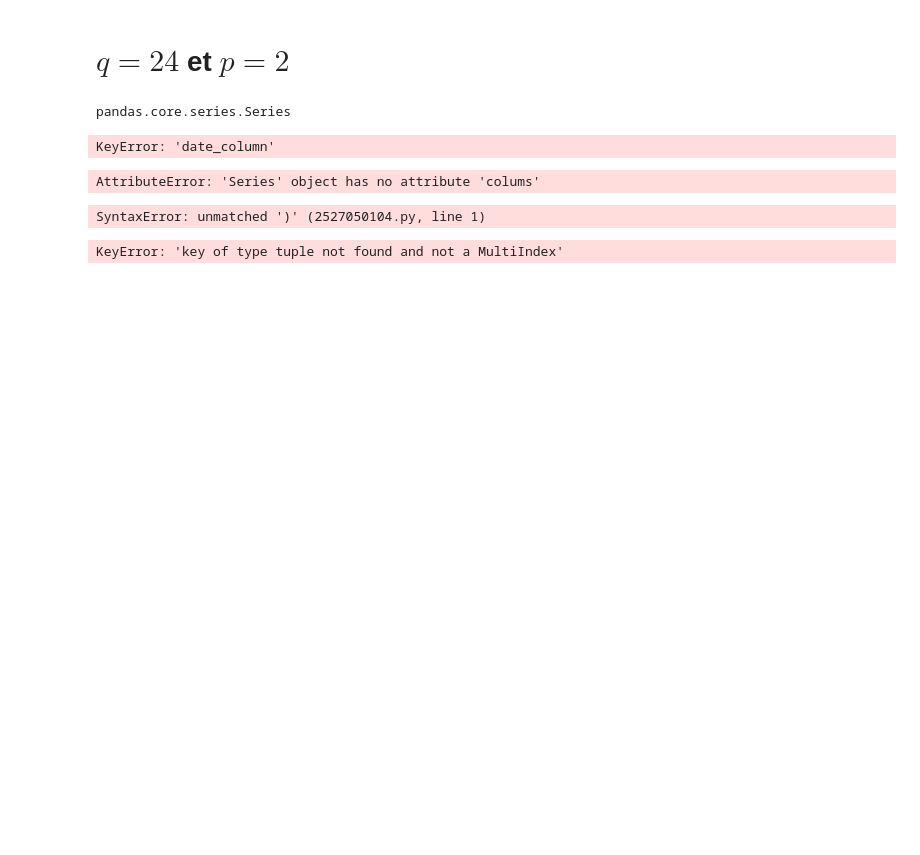
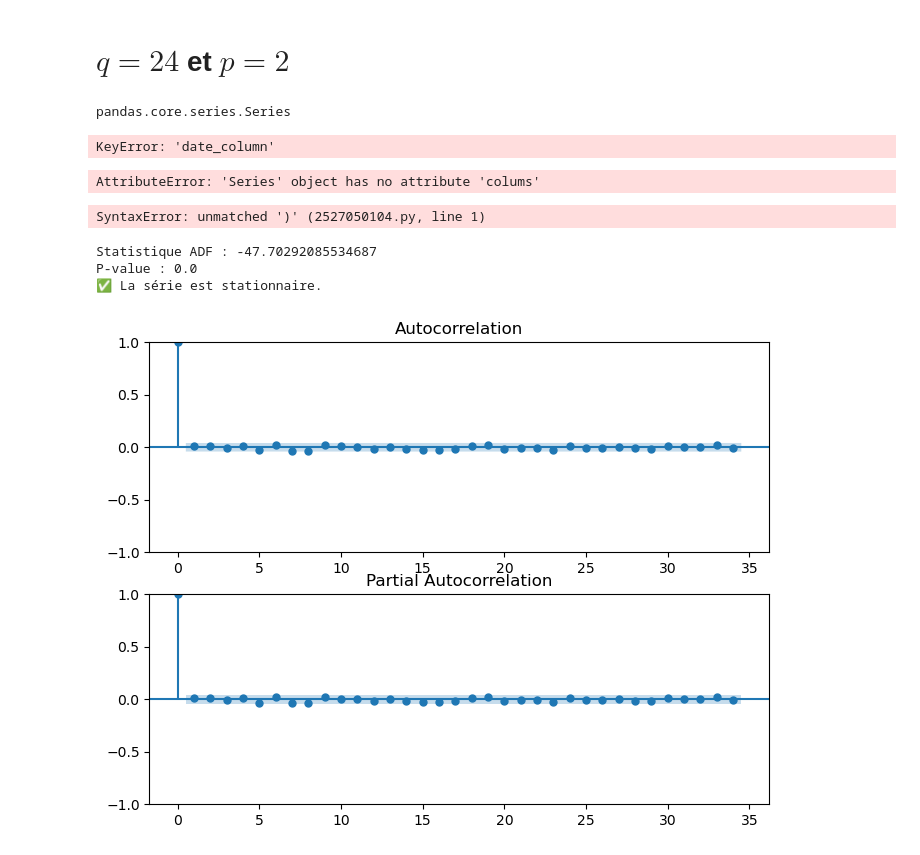
Before and after one commit to issakachaou/M1, a Jupyter notebook: Recherche/CODE_PYTHON/NASDAQ/HIGH_FREQ/NASDAQ_HIGH_FREQ.ipynb, the cells around one changed output. Drawn from its saved outputs; the diff is of its cells as text; code cells hidden in the pictures; blank space fills up the shorter version.

```diff
--- a/Recherche/CODE_PYTHON/NASDAQ/HIGH_FREQ/NASDAQ_HIGH_FREQ.ipynb
+++ b/Recherche/CODE_PYTHON/NASDAQ/HIGH_FREQ/NASDAQ_HIGH_FREQ.ipynb
@@ -174,15 +161,31 @@ NA = NA.asfreq('D')
 # %% [output]
 SyntaxError: unmatched ')' (2527050104.py, line 1)
 # %%
-NASDAQ[('Adj Close', '^IXIC')] = NASDAQ
+#NASDAQ[('Adj Close', '^IXIC')] = NASDAQ
 result_dict = {}
 for p in [0,1]:
     for q in [0,1,2,3,4]:
         if (p != 0 or q != 0):
-            arma_mod = ARIMA(endog=NASDAQ[('Adj Close', '^IXIC')].dropna(), order=(p,0, q))
+            arma_mod = ARIMA(endog=NDX, order=(p,0, q))
             fitx = arma_mod.fit()
             result_dict["ARMA_%s%s" % (p, q)] = fitx
-# %% [output]
-KeyError: 'key of type tuple not found and not a MultiIndex'
 # %%
-Q
+adf_test = adfuller(NDX)  # On enlève les NaN
+print(f"Statistique ADF : {adf_test[0]}")
+print(f"P-value : {adf_test[1]}")
+
+if adf_test[1] < 0.05:
+    print("✅ La série est stationnaire.")
+else:
+    print("❌ La série n'est pas stationnaire, il faut peut-être différencier encore.")
+# %% [output]
+Statistique ADF : -47.70292085534687
+P-value : 0.0
+✅ La série est stationnaire.
+# %%
+fig, ax = plt.subplots(2, 1, figsize=(8, 6))
+plot_acf(X, ax=ax[0])
+plot_pacf(X, ax=ax[1])
+plt.show()
+# %% [output]
+[figure, added]
```
Also changed, not shown: parts of 25 cells of this notebook, 3 other files.
